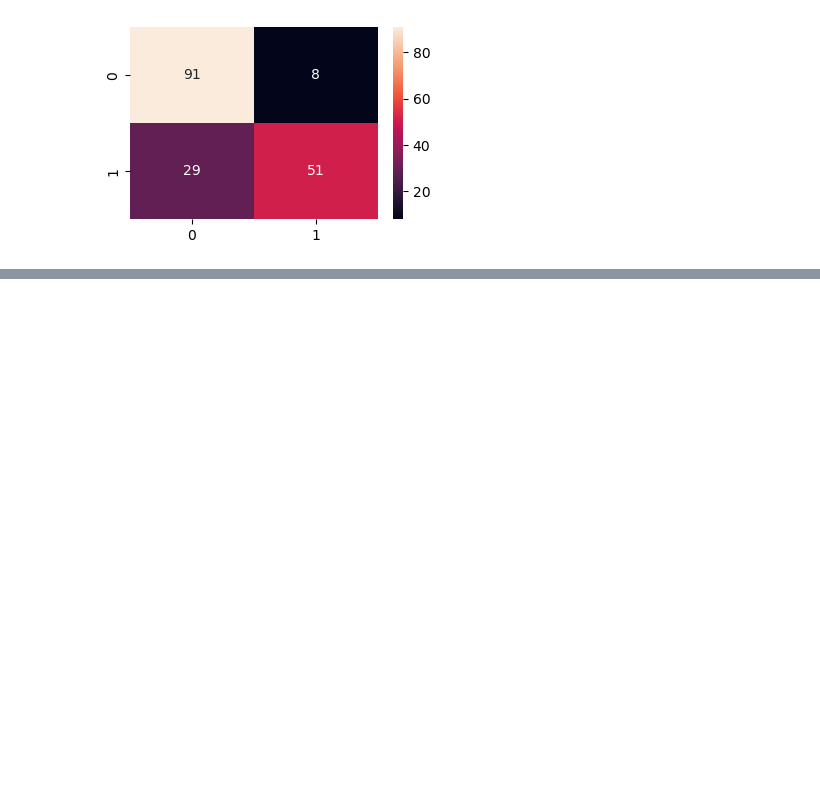
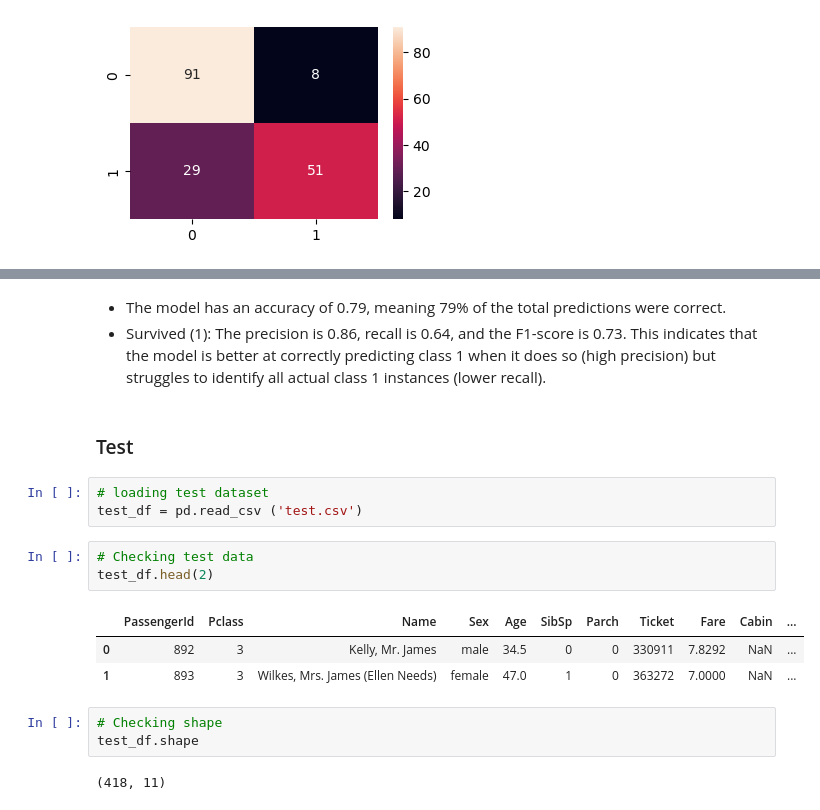
Before and after one commit to sagarbarge/Titanic-EDA-Modeling, a Jupyter notebook: Titanic_Competition_Sagar.ipynb, the cells around one changed output, grey strips where cells are left out. Cells and saved outputs as stored; diff of their text form; blank space fills up the shorter version.

```diff
--- a/Titanic_Competition_Sagar.ipynb
+++ b/Titanic_Competition_Sagar.ipynb
@@ -778,0 +805,20 @@ plt.show()
+# %% [markdown]
+- The model has an accuracy of 0.79, meaning 79% of the total predictions were correct.
+-  Survived (1): The precision is 0.86, recall is 0.64, and the F1-score is 0.73. This indicates that the model is better at correctly predicting class 1 when it does so (high precision) but struggles to identify all actual class 1 instances (lower recall).
+# %% [markdown]
+### Test
+# %%
+# loading test dataset
+test_df = pd.read_csv ('test.csv')
+# %%
+# Checking test data
+test_df.head(2)
+# %% [output]
+|  | PassengerId | Pclass | Name | Sex | Age | SibSp | Parch | Ticket | Fare | Cabin | ... |
+| 0 | 892 | 3 | Kelly, Mr. James | male | 34.5 | 0 | 0 | 330911 | 7.8292 | NaN | ... |
+| 1 | 893 | 3 | Wilkes, Mrs. James (Ellen Needs) | female | 47.0 | 1 | 0 | 363272 | 7.0000 | NaN | ... |
+# %%
+# Checking shape
+test_df.shape
+# %% [output]
+(418, 11)
```
Also changed, not shown: parts of 5 cells of this notebook.
